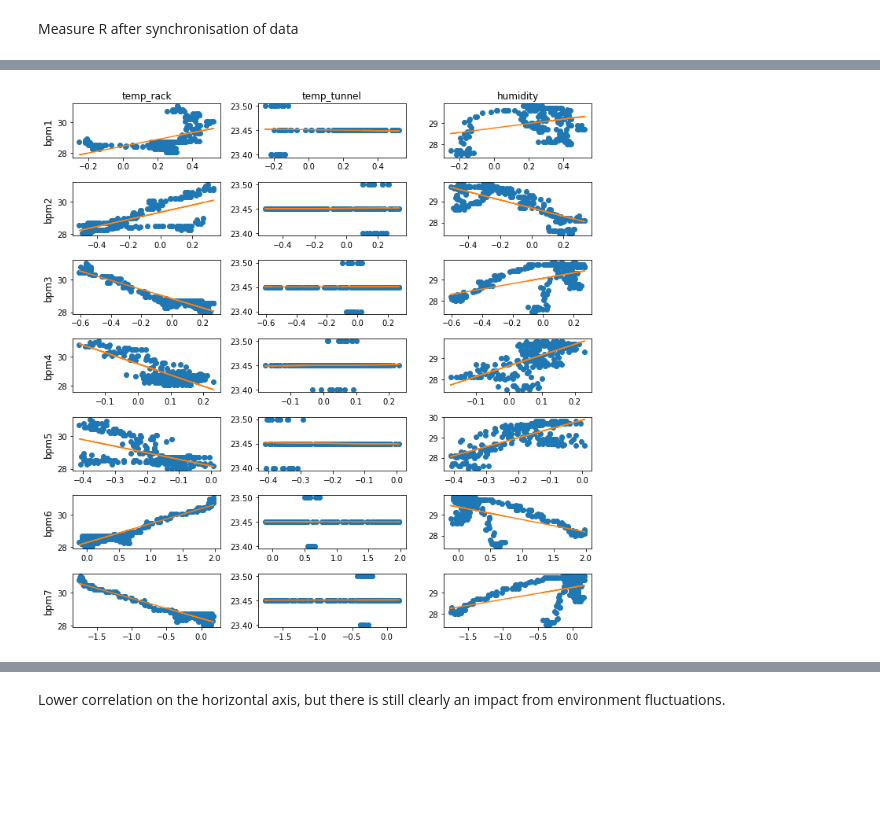
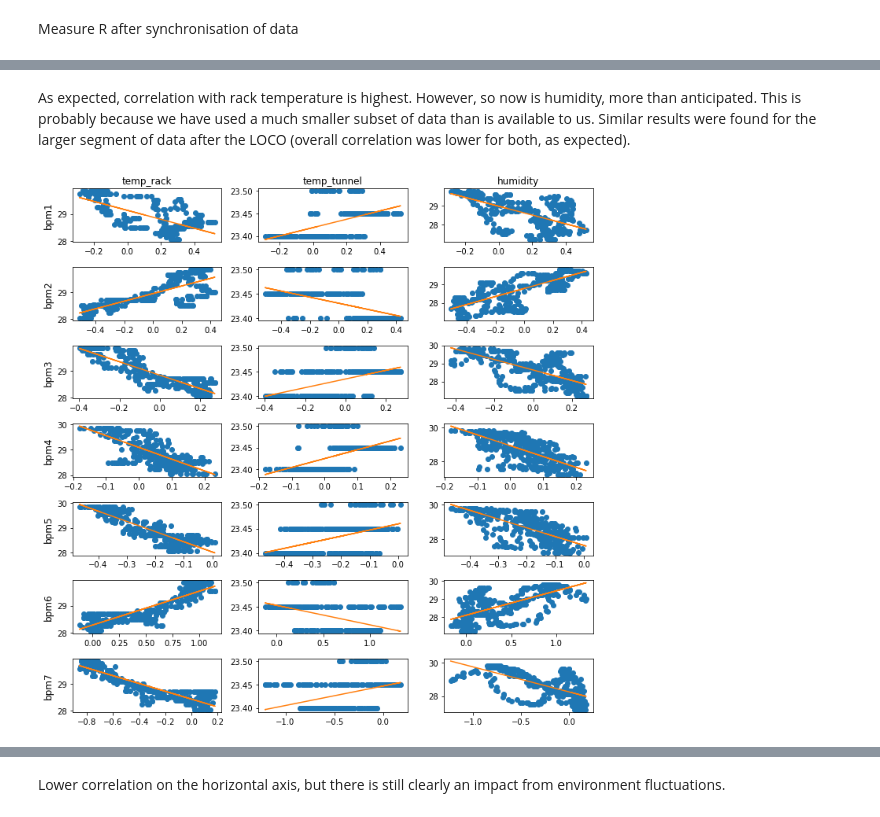
Before and after one commit to 20spaghetti/Electron-Beam-Position-Drift-Study, a Jupyter notebook: Electron Beam Position Drift Study.ipynb, the cells around one changed output, grey strips where cells are left out. Cells and saved outputs as stored; diff of their text form; code cells hidden in the pictures; blank space fills up the shorter version.

```diff
--- a/Electron Beam Position Drift Study.ipynb
+++ b/Electron Beam Position Drift Study.ipynb
@@ -668,7 +686,7 @@ delay_track_y = delay_track_y.reset_index()[0]
 delay_ttunnel_y = cor_lag_y.iloc[0:100,7:14].abs().idxmax()
 delay_ttunnel_y = delay_ttunnel_y.reset_index()[0]
 
-delay_humid_y = cor_lag_y.iloc[0:200,14:21].abs().idxmax()
+delay_humid_y = cor_lag_y.iloc[0:50,14:21].abs().idxmax()
 delay_humid_y = delay_humid_y.reset_index()[0]
 
 delay_track_x = cor_lag_x.iloc[0:150,0:7].abs().idxmax()
@@ -677,10 +695,10 @@ delay_track_x = delay_track_x.reset_index()[0]
 delay_ttunnel_x = cor_lag_x.iloc[0:100,7:14].abs().idxmax()
 delay_ttunnel_x = delay_ttunnel_x.reset_index()[0]
 
-delay_humid_x = cor_lag_x.iloc[0:200,14:21].abs().idxmax()
+delay_humid_x = cor_lag_x.iloc[0:50,14:21].abs().idxmax()
 delay_humid_x = delay_humid_x.reset_index()[0]
 
-delay_y = pd.DataFrame({
+delay = pd.DataFrame({
     'temp_rack_x': delay_track_x,
     'temp_rack_y': delay_track_y,
     'temp_tunnel_x': delay_ttunnel_x,
@@ -688,9 +706,9 @@ delay_y = pd.DataFrame({
     'humidity_x': delay_humid_x,
     'humidity_y': delay_humid_y
 })
-delay_y = delay_y.T
-delay_y.columns = ['bpm1', 'bpm2', 'bpm3', 'bpm4', 'bpm5', 'bpm6', 'bpm7']
-delay_y
+delay = delay.T
+delay.columns = ['bpm1', 'bpm2', 'bpm3', 'bpm4', 'bpm5', 'bpm6', 'bpm7']
+delay
 # %% [output]
 |  | bpm1 | bpm2 | bpm3 | bpm4 | bpm5 | bpm6 | bpm7 |
 | temp_rack_x | 2 | 90 | 38 | 40 | 22 | 70 | 71 |
@@ -769,40 +779,42 @@ synch_x.corr().loc[['temp_rack', 'temp_tunnel', 'humidity'],['bpm1', 'bpm2', 'bp
+# %% [markdown]
+As expected, correlation with rack temperature is highest. However, so now is humidity, more than anticipated. This is probably because we have used a much smaller subset of data than is available to us. Similar results were found for the larger segment of data after the LOCO (overall correlation was lower for both, as expected).
 # %%
 import matplotlib.pyplot as plt
 from numpy.polynomial.polynomial import polyfit
 
 # Subplot formatting
 fig, axes = plt.subplots(nrows=7, ncols=3, figsize=(10, 10))
 
 # Col and row lables
 rows = ['bpm1', 'bpm2', 'bpm3', 'bpm4', 'bpm5', 'bpm6', 'bpm7']
 cols = ['temp_rack','temp_tunnel','humidity']
 
 # Fill plots with data
 for i in range(7):
-    axes[i][0].scatter(synch_y[rows[i]],synch_y['temp_rack'])
-    b, m = polyfit(synch_y[rows[i]], synch_y['temp_rack'], 1)
-    axes[i][0].plot(synch_y[rows[i]], synch_y['temp_rack'], '.')
-    axes[i][0].plot(synch_y[rows[i]], b + m * synch_y[rows[i]], '-')
+    axes[i][0].scatter(synch_temp_rack_y[rows[i]],synch_temp_rack_y['temp_rack'])
+    b, m = polyfit(synch_temp_rack_y[rows[i]], synch_temp_rack_y['temp_rack'], 1)
+    axes[i][0].plot(synch_temp_rack_y[rows[i]], synch_temp_rack_y['temp_rack'], '.')
+    axes[i][0].plot(synch_temp_rack_y[rows[i]], b + m * synch_temp_rack_y[rows[i]], '-')
 
 
-    axes[i][1].scatter(synch_y[rows[i]],synch_y['temp_tunnel'])
-    b, m = polyfit(synch_y[rows[i]], synch_y['temp_tunnel'], 1)
-    axes[i][1].plot(synch_y[rows[i]], synch_y['temp_tunnel'], '.')
-    axes[i][1].plot(synch_y[rows[i]], b + m * synch_y[rows[i]], '-')
+    axes[i][1].scatter(synch_temp_tunnel_y[rows[i]],synch_temp_tunnel_y['temp_tunnel'])
+    b, m = polyfit(synch_temp_tunnel_y[rows[i]], synch_temp_tunnel_y['temp_tunnel'], 1)
+    axes[i][1].plot(synch_temp_tunnel_y[rows[i]], synch_temp_tunnel_y['temp_tunnel'], '.')
+    axes[i][1].plot(synch_temp_tunnel_y[rows[i]], b + m * synch_temp_tunnel_y[rows[i]], '-')
 
-    axes[i][2].scatter(synch_y[rows[i]],synch_y['humidity'])
-    b, m = polyfit(synch_y[rows[i]], synch_y['humidity'], 1)
-    axes[i][2].plot(synch_y[rows[i]], synch_y['humidity'], '.')
-    axes[i][2].plot(synch_y[rows[i]], b + m * synch_y[rows[i]], '-')
+    axes[i][2].scatter(synch_humidity_y[rows[i]],synch_humidity_y['humidity'])
+    b, m = polyfit(synch_humidity_y[rows[i]], synch_humidity_y['humidity'], 1)
+    axes[i][2].plot(synch_humidity_y[rows[i]], synch_humidity_y['humidity'], '.')
+    axes[i][2].plot(synch_humidity_y[rows[i]], b + m * synch_humidity_y[rows[i]], '-')
 
 
 for ax, col in zip(axes[0], cols):
     ax.set_title(col)
 for ax, row in zip(axes[:,0], rows):
     ax.set_ylabel(row, rotation=90, size='large')
 
 plt.tight_layout()
 plt.show()
 # %% [output]
-[figure, old version]
+[figure, new version]
 # %% [markdown]
```
Also changed, not shown: parts of 23 cells of this notebook.
